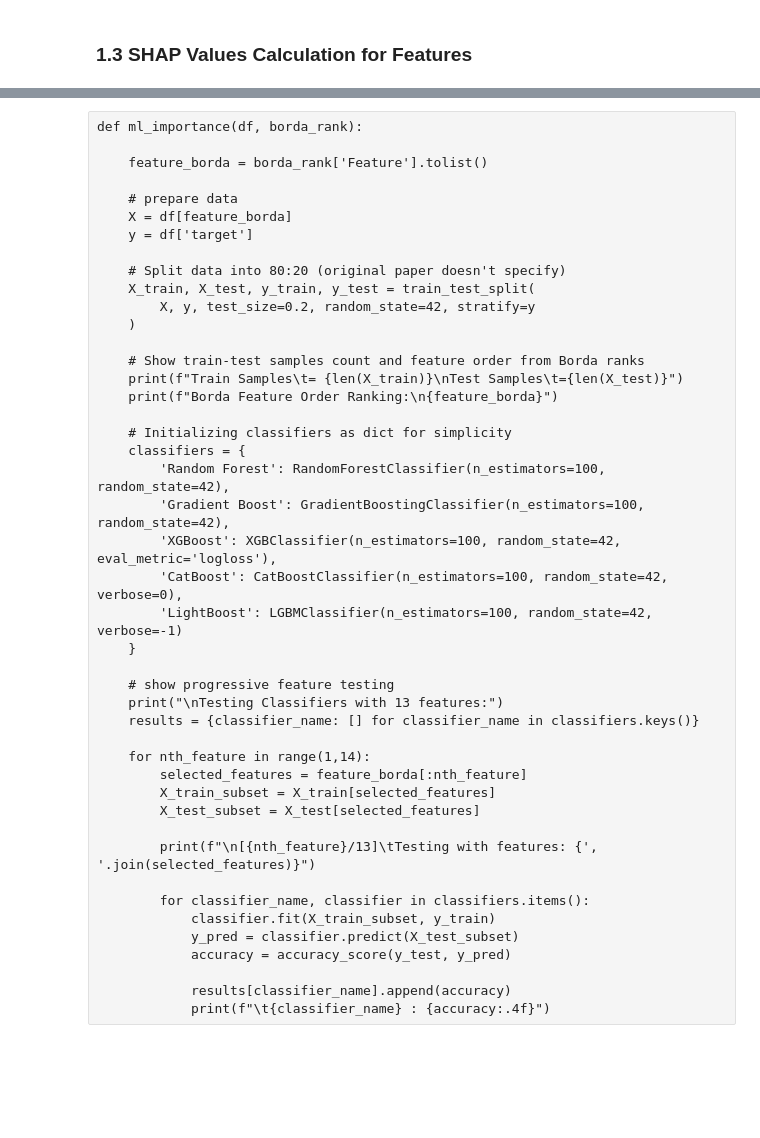
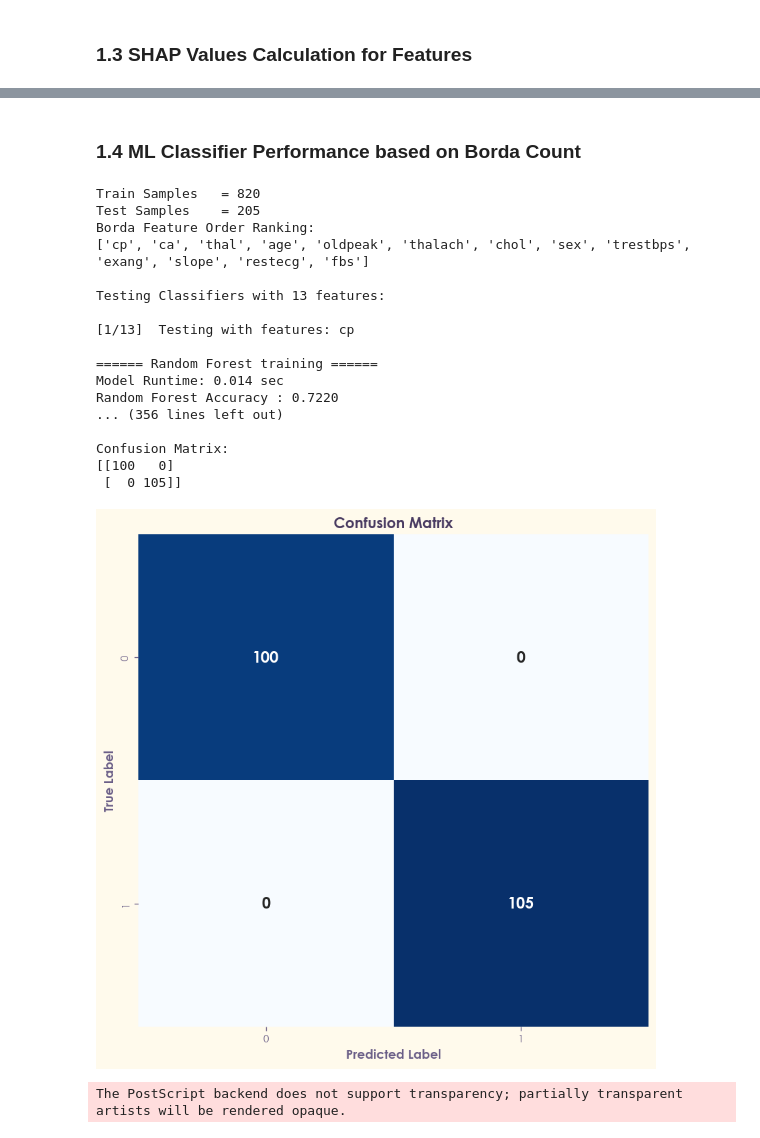
Before and after one commit to Mubashir42884/Research-Methodology-and-Statistics, a Jupyter notebook: notebooks/03_naive_reproduction_ML.ipynb, the cells around one changed output, grey strips where cells are left out. Cells and saved outputs as stored; diff of their text form; code cells hidden in the pictures; blank space fills up the shorter version.

```diff
--- a/notebooks/03_naive_reproduction_ML.ipynb
+++ b/notebooks/03_naive_reproduction_ML.ipynb
@@ -369,45 +364,2 @@ Given Figure 2 in the original paper.
-# %% [raw]
-def ml_importance(df, borda_rank):
-
-    feature_borda = borda_rank['Feature'].tolist()
-
-    # prepare data
-    X = df[feature_borda]
-    y = df['target']
-
-    # Split data into 80:20 (original paper doesn't specify)
-    X_train, X_test, y_train, y_test = train_test_split(
-        X, y, test_size=0.2, random_state=42, stratify=y
-    )
-
-    # Show train-test samples count and feature order from Borda ranks
-    print(f"Train Samples\t= {len(X_train)}\nTest Samples\t={len(X_test)}")
-    print(f"Borda Feature Order Ranking:\n{feature_borda}")
-
-    # Initializing classifiers as dict for simplicity
-    classifiers = {
-        'Random Forest': RandomForestClassifier(n_estimators=100, random_state=42),
-        'Gradient Boost': GradientBoostingClassifier(n_estimators=100, random_state=42),
-        'XGBoost': XGBClassifier(n_estimators=100, random_state=42, eval_metric='logloss'),
-        'CatBoost': CatBoostClassifier(n_estimators=100, random_state=42, verbose=0),
-        'LightBoost': LGBMClassifier(n_estimators=100, random_state=42, verbose=-1)
-    }
-
-    # show progressive feature testing
-    print("\nTesting Classifiers with 13 features:")
-    results = {classifier_name: [] for classifier_name in classifiers.keys()}
-
-    for nth_feature in range(1,14):
-        selected_features = feature_borda[:nth_feature]
-        X_train_subset = X_train[selected_features]
-        X_test_subset = X_test[selected_features]
-
-        print(f"\n[{nth_feature}/13]\tTesting with features: {', '.join(selected_features)}")
-
-        for classifier_name, classifier in classifiers.items():
-            classifier.fit(X_train_subset, y_train)
-            y_pred = classifier.predict(X_test_subset)
-            accuracy = accuracy_score(y_test, y_pred)
-
-            results[classifier_name].append(accuracy)
-            print(f"\t{classifier_name} : {accuracy:.4f}")
+# %% [markdown]
+### 1.4 ML Classifier Performance based on Borda Count
@@ -413,0 +489,22 @@ def ml_importance(df, borda_rank):
+# %%
+tab7_rep, confusion_mat, tab8_rep, model_runtimes = ml_borda_importance(df=df, borda_rank=tab6_rep)
+# %% [output]
+Train Samples   = 820
+Test Samples    = 205
+Borda Feature Order Ranking:
+['cp', 'ca', 'thal', 'age', 'oldpeak', 'thalach', 'chol', 'sex', 'trestbps', 'exang', 'slope', 'restecg', 'fbs']
+
+Testing Classifiers with 13 features:
+
+[1/13]  Testing with features: cp
+
+====== Random Forest training ======
+Model Runtime: 0.014 sec
+Random Forest Accuracy : 0.7220
+... (356 lines left out)
+
+Confusion Matrix:
+[[100   0]
+ [  0 105]]
+[figure, added]
+The PostScript backend does not support transparency; partially transparent artists will be rendered opaque.
```
Also changed, not shown: parts of 18 cells of this notebook, 15 other files.
